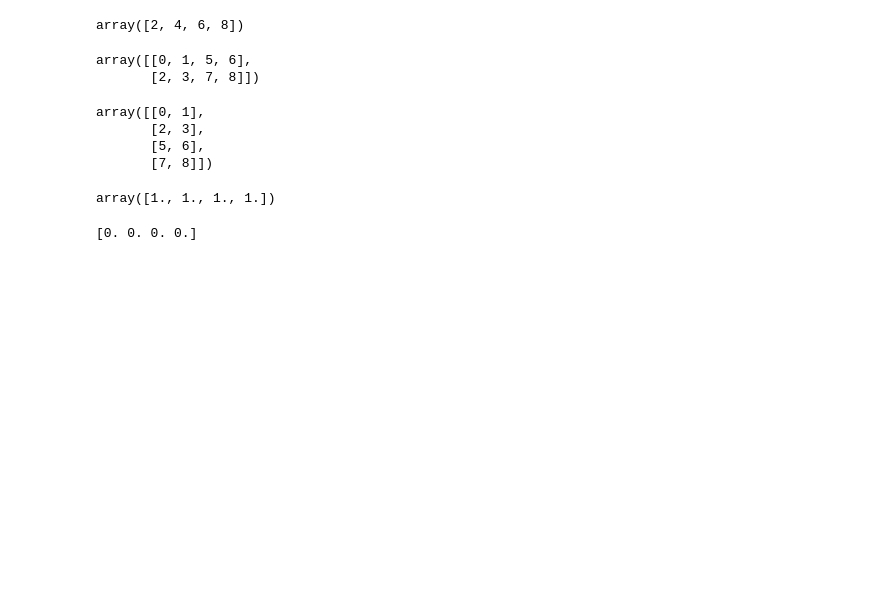
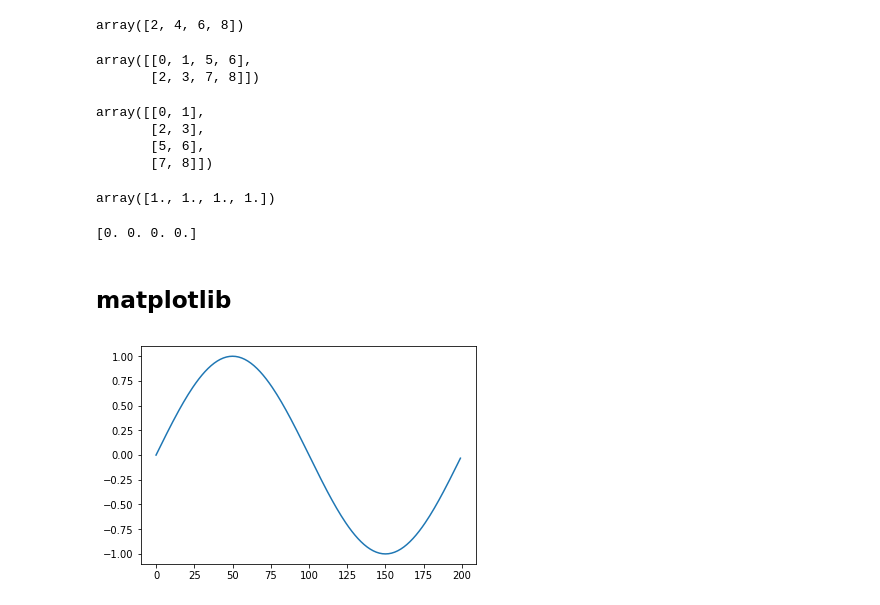
Before and after one commit to takatogoto/pystudy, a Jupyter notebook: everyone/everypython_12.ipynb, the cells around one changed output. Cells and saved outputs as stored; diff of their text form; code cells hidden in the pictures; blank space fills up the shorter version.

```diff
--- a/everyone/everypython_12.ipynb
+++ b/everyone/everypython_12.ipynb
@@ -206,3 +206,14 @@ b += 1              # 各要素に1を足す
 print(a)            # aの内容を表示
 # %% [output]
 [0. 0. 0. 0.]
+# %% [markdown]
+## matplotlib
+# %%
+%matplotlib inline
+import numpy as np
+import matplotlib.pyplot as plt
+
+s = np.sin(np.pi*np.arange(0.0, 2.0, 0.01))
+t = plt.plot(s)    # sinのグラフを描く
+# %% [output]
+[figure, added]
```
Also changed, not shown: parts of 38 cells of this notebook.
